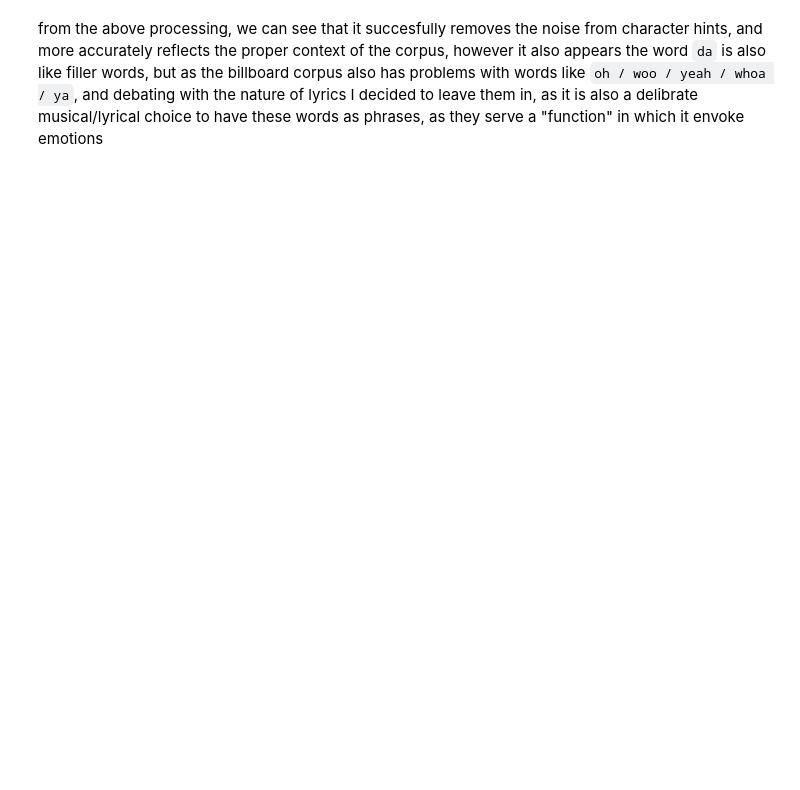
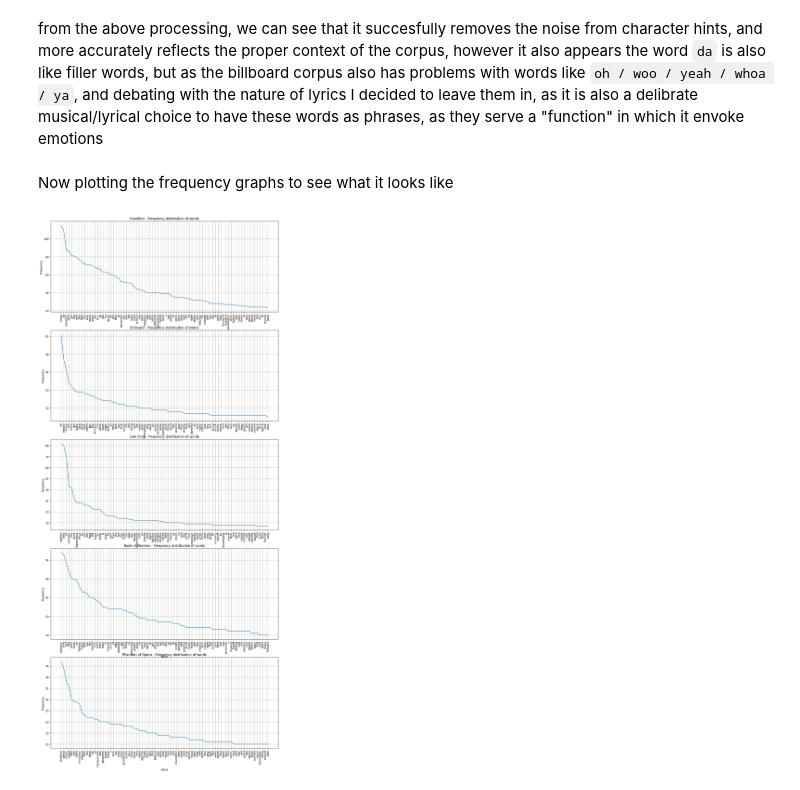
Before and after one commit to yujunglin88/LING229, a Jupyter notebook: Project_2/Project.ipynb, the cells around one changed output. Cells and saved outputs as stored; diff of their text form; code cells hidden in the pictures; blank space fills up the shorter version.

Commit message:
frequency analysis

```diff
--- a/Project_2/Project.ipynb
+++ b/Project_2/Project.ipynb
@@ -332,2 +332,39 @@ post-process: 0.1604
 # %% [markdown]
 from the above processing, we can see that it succesfully removes the noise from character hints, and more accurately reflects the proper context of the corpus, however it also appears the word `da` is also like filler words, but as the billboard corpus also has problems with words like `oh / woo / yeah / whoa / ya`, and debating with the nature of lyrics I decided to leave them in, as it is also a delibrate musical/lyrical choice to have these words as phrases, as they serve a "function" in which it envoke emotions
+# %% [markdown]
+Now plotting the frequency graphs to see what it looks like
+# %%
+import matplotlib.pyplot as plt
+from matplotlib.ticker import FixedLocator
+
+show_top = 80
+process = 'tk_ru_a_sw_lm'
+
+fig, axs = plt.subplots(5, 1, figsize=(15, 35))
+
+axs[0].set_title('Hamilton - Frequency distribution of words')
+axs[0].plot(*zip(*hamilton_fdist_text[process].most_common(show_top)))
+
+axs[1].set_title('Billboard - Frequency distribution of words')
+axs[1].plot(*zip(*Billboard_fdist_text[process].most_common(show_top)))
+
+axs[2].set_title('Lion King - Frequency distribution of words')
+axs[2].plot(*zip(*Lion_King_fdist_text[process].most_common(show_top)))
+
+axs[3].set_title('Book of Mormon - Frequency distribution of words')
+axs[3].plot(*zip(*Book_of_Mormon_fdist_text[process].most_common(show_top)))
+
+axs[4].set_title('Phantom of Opera - Frequency distribution of words')
+axs[4].plot(*zip(*Phantom_of_Opera_fdist_text[process].most_common(show_top)))
+
+for i in range(5):
+    axs[i].set_xlabel('Word')
+    axs[i].set_ylabel('Frequency')
+    axs[i].xaxis.set_major_locator(FixedLocator(axs[i].get_xticks()))
+    axs[i].set_xticklabels(axs[i].get_xticklabels(), rotation=90)
+    axs[i].grid()
+
+# plt.tight_layout()
+plt.show()
+# %% [output]
+[figure, added]
```
Also changed, not shown: parts of 18 cells of this notebook.
